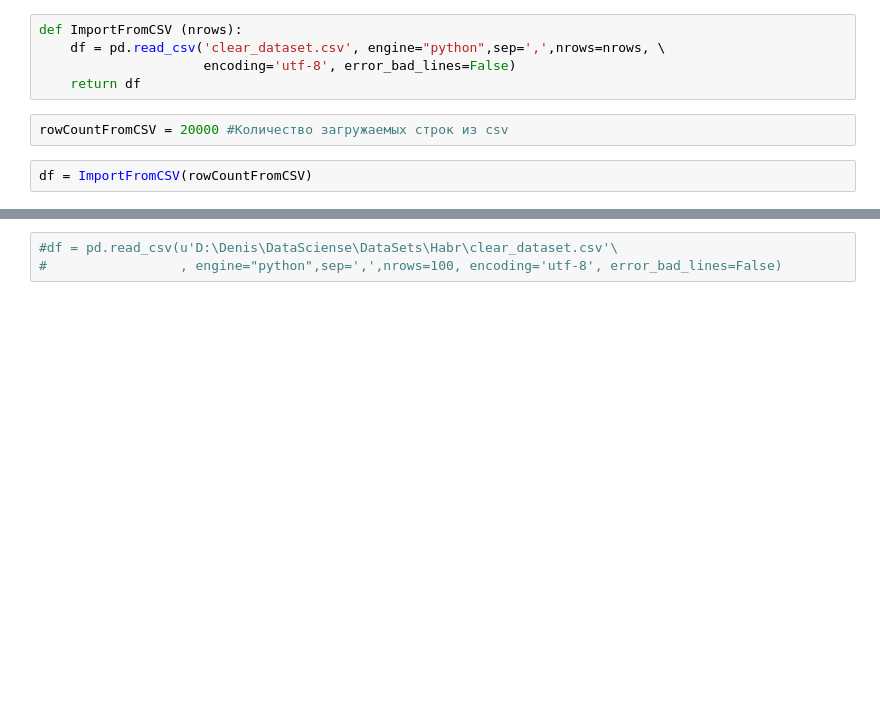
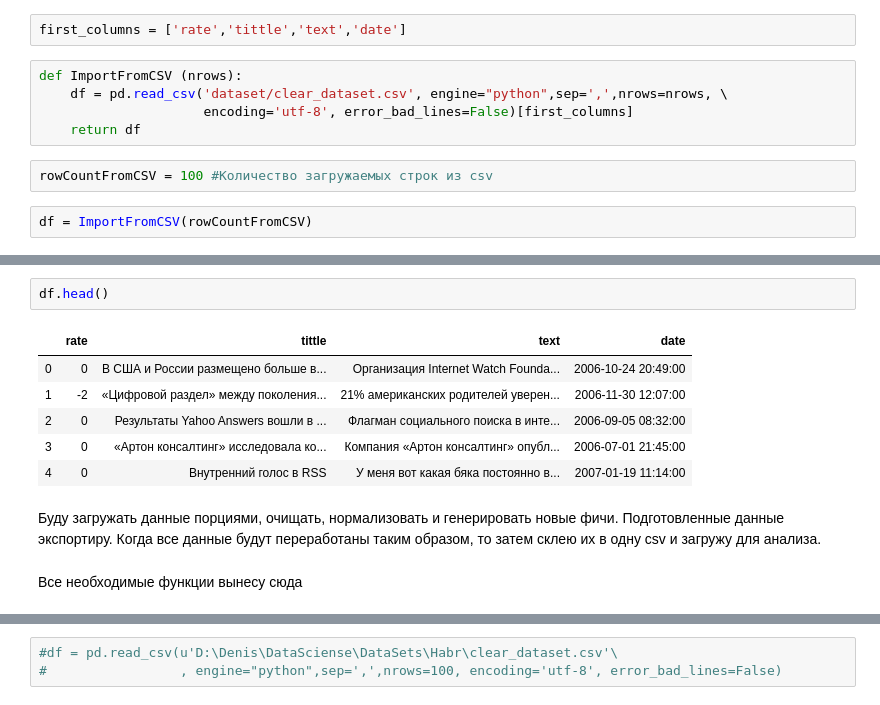
Before and after one commit to D7nis/DS_Habr_rate, a Jupyter notebook: Habr.ipynb, the cells around one changed output, grey strips where cells are left out. Saved outputs shown, nothing was run; the diff lists cells and outputs as text; blank space fills up the shorter version.

```diff
--- a/Habr.ipynb
+++ b/Habr.ipynb
@@ -9,10 +9,12 @@ import csv
 csv.field_size_limit(231072);
+# %%
+first_columns = ['rate','tittle','text','date']
 # %%
 def ImportFromCSV (nrows):
-    df = pd.read_csv('clear_dataset.csv', engine="python",sep=',',nrows=nrows, \
-                     encoding='utf-8', error_bad_lines=False)
+    df = pd.read_csv('dataset/clear_dataset.csv', engine="python",sep=',',nrows=nrows, \
+                     encoding='utf-8', error_bad_lines=False)[first_columns]
     return df
 # %%
-rowCountFromCSV = 20000 #Количество загружаемых строк из csv
+rowCountFromCSV = 100 #Количество загружаемых строк из csv
 # %%
 df = ImportFromCSV(rowCountFromCSV)
@@ -18,0 +33,15 @@ df = ImportFromCSV(rowCountFromCSV)
+# %%
+df.head()
+# %% [output]
+|  | rate | tittle | text | date |
+| 0 | 0 | В США и России размещено больше в... | Организация Internet Watch Founda... | 2006-10-24 20:49:00 |
+| 1 | -2 | «Цифровой раздел» между поколения... | 21% американских родителей уверен... | 2006-11-30 12:07:00 |
+| 2 | 0 | Результаты Yahoo Answers вошли в ... | Флагман социального поиска в инте... | 2006-09-05 08:32:00 |
+| 3 | 0 | «Артон консалтинг» исследовала ко... | Компания «Артон консалтинг» опубл... | 2006-07-01 21:45:00 |
+| 4 | 0 | Внутренний голос в RSS | У меня вот какая бяка постоянно в... | 2007-01-19 11:14:00 |
+# %% [markdown]
+Буду загружать данные порциями, очищать, нормализовать и генерировать новые фичи.
+Подготовленные данные экспортиру.
+Когда все данные будут переработаны таким образом, то затем склею их в одну csv и загружу для анализа.
+# %% [markdown]
+Все необходимые функции вынесу сюда
```
Also changed, not shown: parts of 22 cells of this notebook.
